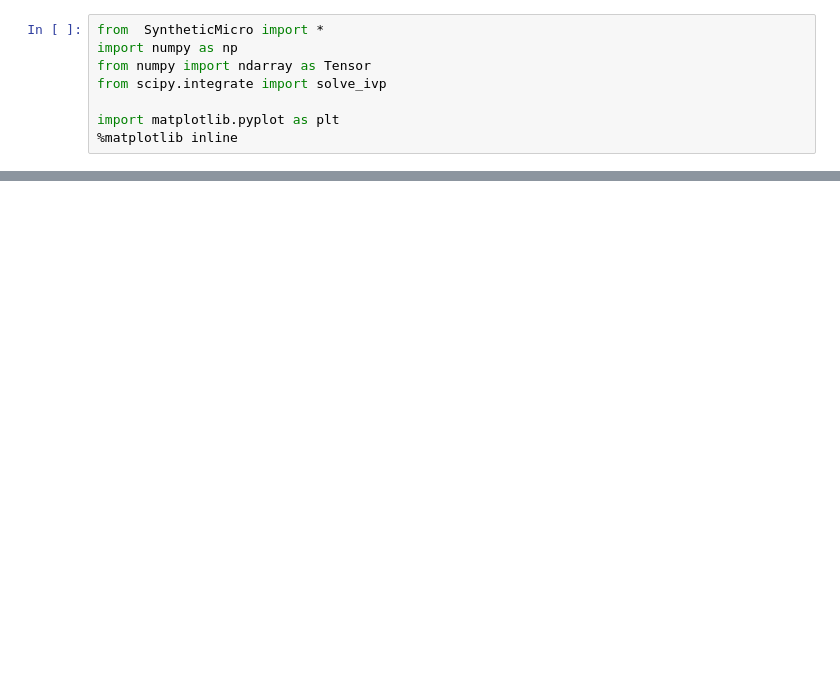
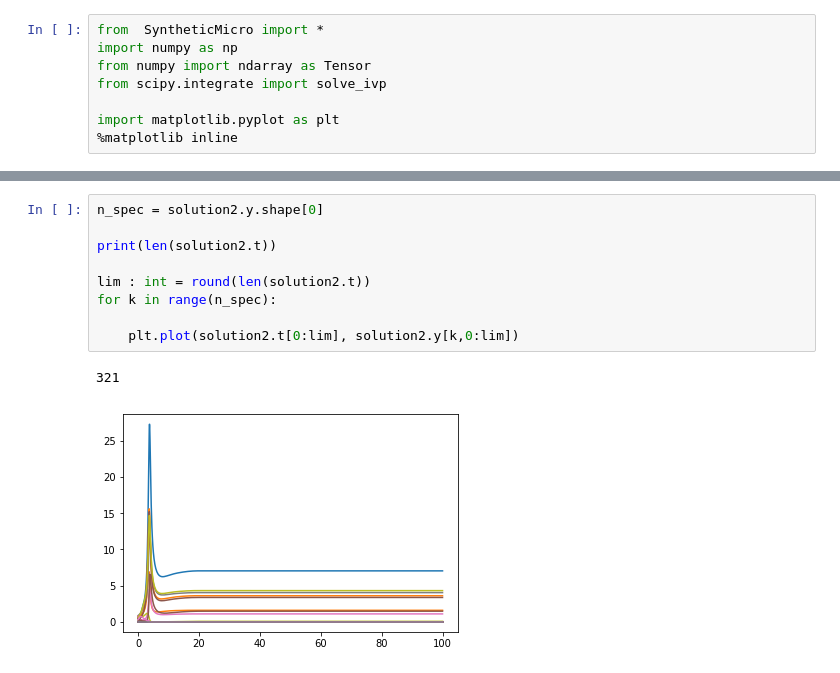
Before and after one commit to acevedo-oscar/Generador-De-Imagenes-De-Bacteria, a Jupyter notebook: Prototype.ipynb, the cells around one changed output, grey strips where cells are left out. Cells and saved outputs as stored; diff of their text form; blank space fills up the shorter version.

```diff
--- a/Prototype.ipynb
+++ b/Prototype.ipynb
@@ -81,0 +147,12 @@ array([2.06232260e+000, 1.99943669e+000, 5.86999953e+000, 7.21665377e+000,
+# %%
+n_spec = solution2.y.shape[0]
+
+print(len(solution2.t))
+
+lim : int = round(len(solution2.t))
+for k in range(n_spec):
+
+    plt.plot(solution2.t[0:lim], solution2.y[k,0:lim])
+# %% [output]
+321
+[figure, added]
```
Also changed, not shown: parts of 23 cells of this notebook, 1 other file.
